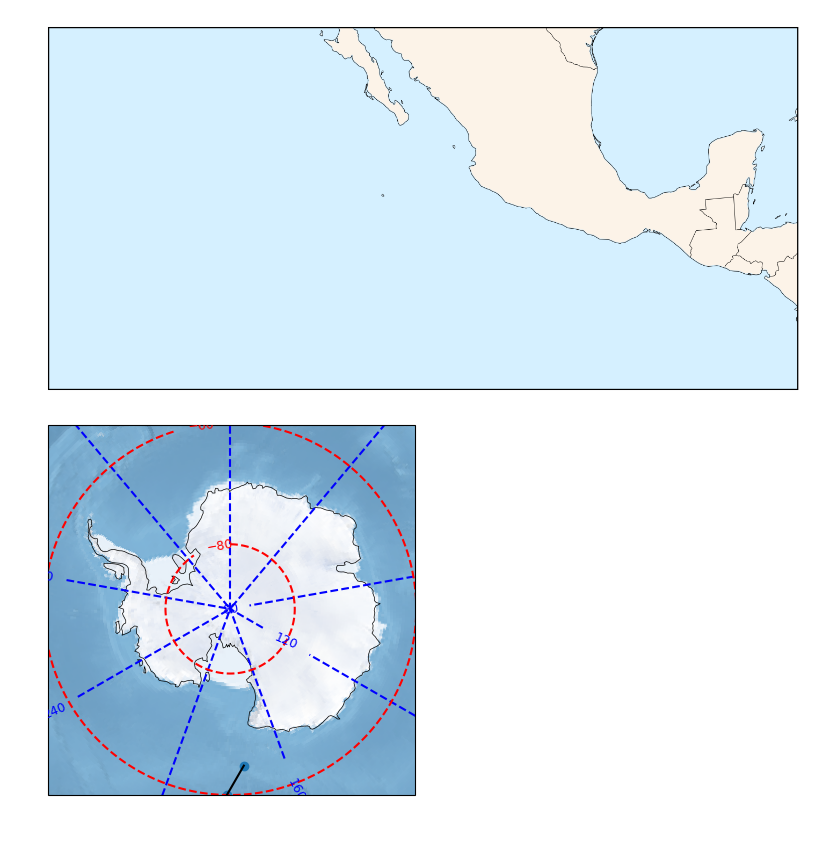
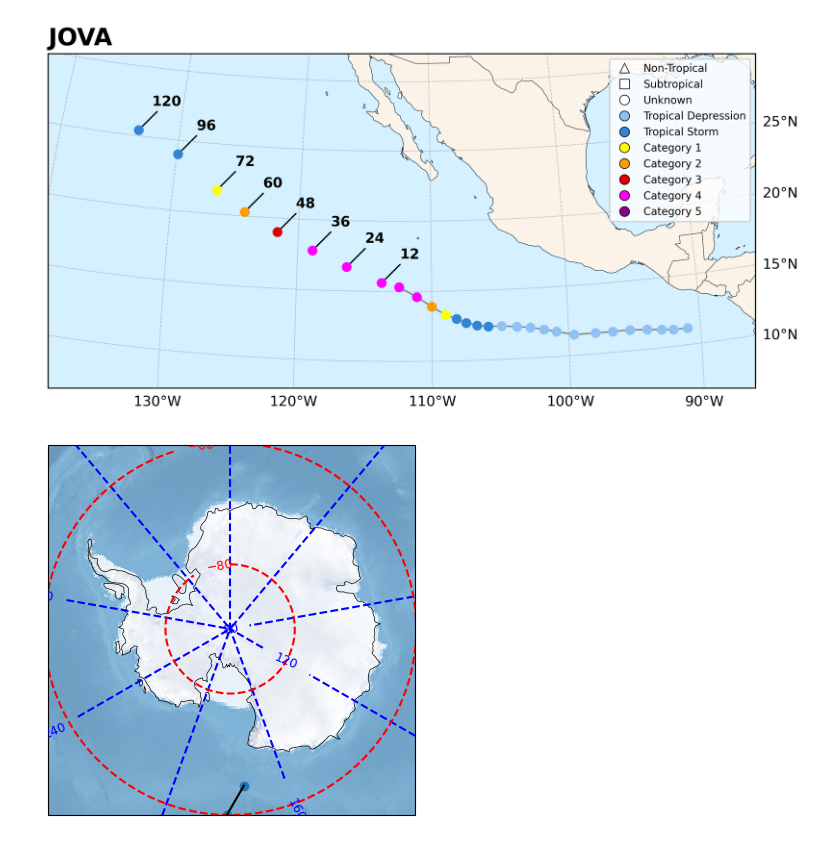
Before and after one commit to ddxv/storm-tracker, a Jupyter notebook: Storm Tracking with Tropycal.ipynb, the cells around one changed output. Saved outputs shown, nothing was run; the diff lists cells and outputs as text; code cells hidden in the pictures.

Commit message:
Made changes to plot with own library

```diff
--- a/Storm Tracking with Tropycal.ipynb
+++ b/Storm Tracking with Tropycal.ipynb
@@ -27,3 +27,3 @@ Possible issue encountered when converting Shape #1 to GeoJSON: Shapefile format
 # %%
-storm = realtime_obj.get_storm(active_storms[1])
+storm = realtime_obj.get_storm(active_storms[2])
 # %%
@@ -124,0 +193,3 @@ main()
+# %%
+storm_forecast['already_forcasted'] = [(datetime.timedelta(hours=x) + storm_forecast['init']) <= storm.time.max()  for x in storm_forecast['fhr']]
+storm_forecast
@@ -125,33 +214,83 @@ main()
 # %%
 # Create an instance of figure and axes
-fig = plt.figure(figsize=(9,6),dpi=200)
+fig = plt.figure(figsize=(9,6),dpi=400)
 central_lon = (storm_box[0] + storm_box[1])/2
 central_lat = (storm_box[2] + storm_box[3])/2
 
 ax = plt.axes(projection=ccrs.Orthographic(central_longitude=central_lon, central_latitude=central_lat))
 land_scale = '50m'
 
+plt.title(storm['name'], loc='left', fontsize=17, fontweight='bold')
+#ax.set_title(label=storm['name'], loc='left', fontsize=17, fontweight='bold')
+
 # Plot coastlines and political boundaries
 #ax.add_feature(cfeature.STATES.with_scale('50m'), linewidths=0.5, linestyle='solid', edgecolor='k')
 ax.add_feature(cfeature.BORDERS.with_scale('50m'), linewidths=0.3, linestyle='solid', edgecolor='k')
 ax.add_feature(cfeature.COASTLINE.with_scale('50m'), linewidths=0.3, linestyle='solid', edgecolor='k')
 
-#ax.stock_img()
-
 # Fill in continents in light gray
 ax.add_feature(cfeature.LAND.with_scale('50m'), facecolor=land_color, edgecolor='face')
 ax.add_feature(cfeature.OCEAN.with_scale('50m'), facecolor=water_color, edgecolor='face')
+
+
+
+# Plot Line
+ax.plot(storm['lon'], storm['lat'], transform=ccrs.PlateCarree(), linewidth=1, color = 'gray')
+
+
+# Plot Dots
+for i in range(0, len(storm['lat'])):
+    ax.plot(storm['lon'][i], storm['lat'][i], transform=ccrs.PlateCarree(), linewidth=2, marker='o', color = get_colors_sshws(np.nan_to_num(storm['vmax'][i]))
+       )
+
+for i in range(0, len(storm_forecast['lat'])):
+    if storm_forecast['already_forcasted'][i]:
+        continue
+
+    ax.annotate(text=str(storm_forecast['fhr'][i]),
+                             xy=(storm_forecast['lon'][i], storm_forecast['lat'][i]),
+                xycoords="data",
+                             xytext=(20,20),
+                textcoords="offset points",
+                fontweight='bold', ha='center', va='center',
+                             arrowprops=dict(arrowstyle="-",  # ->
+                                             shrinkA=0, shrinkB=0,
+                                             connectionstyle="arc3",
+                                             color='k'),
+                             transform=ccrs.PlateCarree(), clip_on=True, zorder=1)
+    ax.plot(storm_forecast['lon'][i], storm_forecast['lat'][i], transform=ccrs.PlateCarree(), marker ='o',
+            color = get_colors_sshws(np.nan_to_num(storm_forecast['vmax'][i])),
+           zorder=2)
+
+ax.legend(handles=[ex, sb, uk, td, ts,
+                           c1, c2, c3, c4, c5], prop={'size': 7.5})
+
+
+label_style = {"size":10, "color":"black"}
+
+gl = ax.gridlines(crs=ccrs.PlateCarree(), draw_labels=True,
+                  linewidth=0.5, color='gray', alpha=0.5, linestyle='--')
+gl.top_labels = False
+gl.left_labels = False
+#gl.xlines = False
+#gl.xlocator = mticker.FixedLocator([-180, -45, 0, 45, 180])
+gl.ylocator = LatitudeLocator()
+gl.xformatter = LongitudeFormatter()
+gl.yformatter = LatitudeFormatter()
+gl.ylabel_style = label_style
+gl.xlabel_style = label_style
+
 
 # ax.add_feature( cfeature.NaturalEarthFeature(category='cultural', name='admin_0_countries', scale=land_scale,
 #                                         edgecolor='face',
 #                                          facecolor=cfeature.COLORS['land'])
 #                                             )
 
 
 # Zoom in over the Gulf Coast
 ax.set_extent(storm_box, crs=ccrs.PlateCarree())
 # %% [output]
-[figure, old version]
+[figure, new version]
 # %%
 import numpy as np
 def workaround_gridlines(src_proj, labels=True):
```
Also changed, not shown: parts of 12 cells of this notebook, 1 other file.
